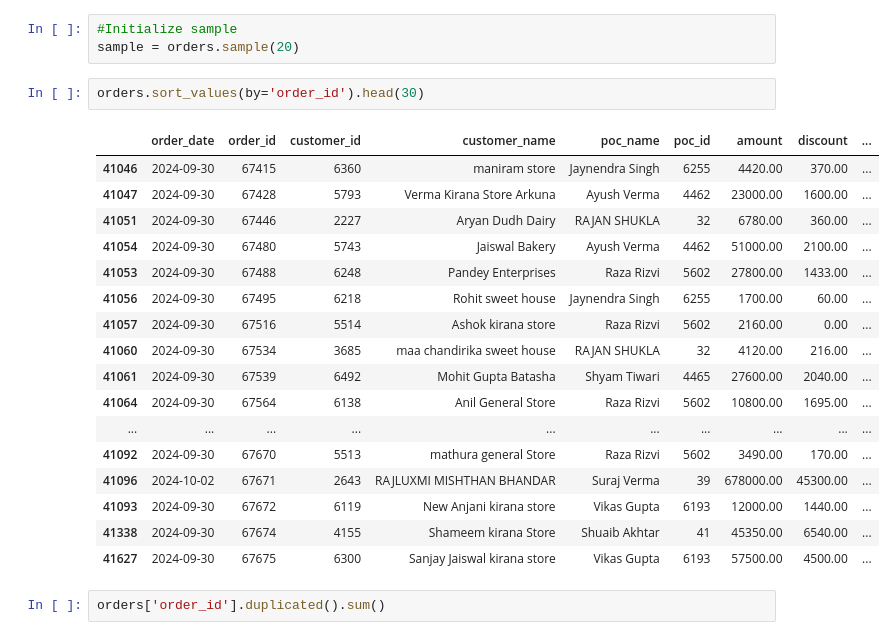
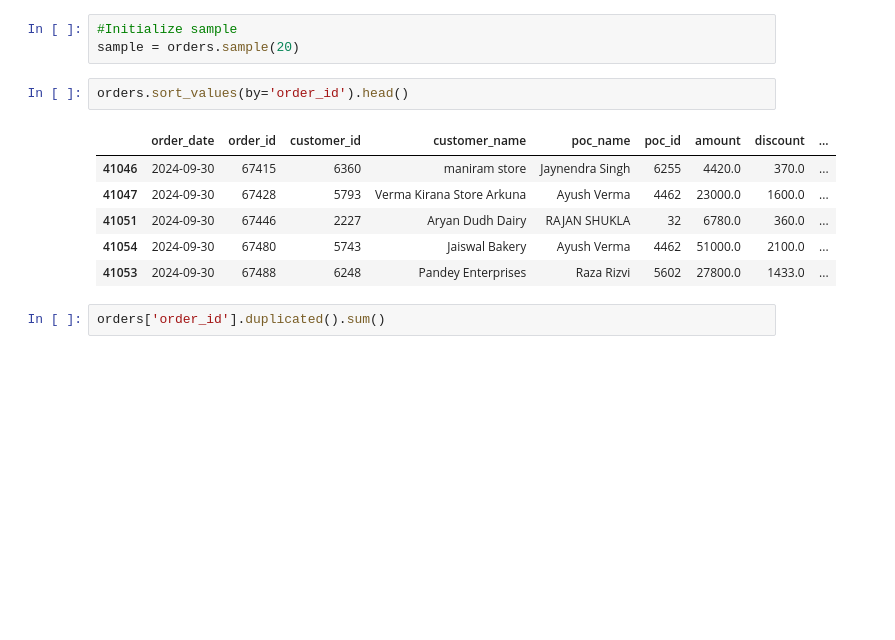
Before and after one commit to RujhaanTaneja/UnORG-SC-DS-MID-PREP_TEAM_HYPERION_Submission, a Jupyter notebook: Krish'sCodeFiles/Model.ipynb, the cells around one changed output. Drawn from its saved outputs; the diff is of its cells as text; blank space fills up the shorter version.

```diff
--- a/Krish'sCodeFiles/Model.ipynb
+++ b/Krish'sCodeFiles/Model.ipynb
@@ -62,25 +62,14 @@ orders = orders.drop(columns=['order_number'])
 #Initialize sample
 sample = orders.sample(20)
 # %%
-orders.sort_values(by='order_id').head(30)
+orders.sort_values(by='order_id').head()
 # %% [output]
 |  | order_date | order_id | customer_id | customer_name | poc_name | poc_id | amount | discount | ... |
-| 41046 | 2024-09-30 | 67415 | 6360 | maniram store | Jaynendra Singh | 6255 | 4420.00 | 370.00 | ... |
-| 41047 | 2024-09-30 | 67428 | 5793 | Verma Kirana Store Arkuna | Ayush Verma | 4462 | 23000.00 | 1600.00 | ... |
-| 41051 | 2024-09-30 | 67446 | 2227 | Aryan Dudh Dairy | RAJAN SHUKLA | 32 | 6780.00 | 360.00 | ... |
-| 41054 | 2024-09-30 | 67480 | 5743 | Jaiswal Bakery | Ayush Verma | 4462 | 51000.00 | 2100.00 | ... |
-| 41053 | 2024-09-30 | 67488 | 6248 | Pandey Enterprises | Raza Rizvi | 5602 | 27800.00 | 1433.00 | ... |
-| 41056 | 2024-09-30 | 67495 | 6218 | Rohit sweet house | Jaynendra Singh | 6255 | 1700.00 | 60.00 | ... |
-| 41057 | 2024-09-30 | 67516 | 5514 | Ashok kirana store | Raza Rizvi | 5602 | 2160.00 | 0.00 | ... |
-| 41060 | 2024-09-30 | 67534 | 3685 | maa chandirika sweet house | RAJAN SHUKLA | 32 | 4120.00 | 216.00 | ... |
-| 41061 | 2024-09-30 | 67539 | 6492 | Mohit Gupta Batasha | Shyam Tiwari | 4465 | 27600.00 | 2040.00 | ... |
-| 41064 | 2024-09-30 | 67564 | 6138 | Anil General Store | Raza Rizvi | 5602 | 10800.00 | 1695.00 | ... |
-| ... | ... | ... | ... | ... | ... | ... | ... | ... | ... |
-| 41092 | 2024-09-30 | 67670 | 5513 | mathura general Store | Raza Rizvi | 5602 | 3490.00 | 170.00 | ... |
-| 41096 | 2024-10-02 | 67671 | 2643 | RAJLUXMI MISHTHAN BHANDAR | Suraj Verma | 39 | 678000.00 | 45300.00 | ... |
-| 41093 | 2024-09-30 | 67672 | 6119 | New Anjani kirana store | Vikas Gupta | 6193 | 12000.00 | 1440.00 | ... |
-| 41338 | 2024-09-30 | 67674 | 4155 | Shameem kirana Store | Shuaib Akhtar | 41 | 45350.00 | 6540.00 | ... |
-| 41627 | 2024-09-30 | 67675 | 6300 | Sanjay Jaiswal kirana store | Vikas Gupta | 6193 | 57500.00 | 4500.00 | ... |
+| 41046 | 2024-09-30 | 67415 | 6360 | maniram store | Jaynendra Singh | 6255 | 4420.0 | 370.0 | ... |
+| 41047 | 2024-09-30 | 67428 | 5793 | Verma Kirana Store Arkuna | Ayush Verma | 4462 | 23000.0 | 1600.0 | ... |
+| 41051 | 2024-09-30 | 67446 | 2227 | Aryan Dudh Dairy | RAJAN SHUKLA | 32 | 6780.0 | 360.0 | ... |
+| 41054 | 2024-09-30 | 67480 | 5743 | Jaiswal Bakery | Ayush Verma | 4462 | 51000.0 | 2100.0 | ... |
+| 41053 | 2024-09-30 | 67488 | 6248 | Pandey Enterprises | Raza Rizvi | 5602 | 27800.0 | 1433.0 | ... |
 # %%
 orders['order_id'].duplicated().sum()
 # %% [output]
```
Also changed, not shown: parts of 43 cells of this notebook.
